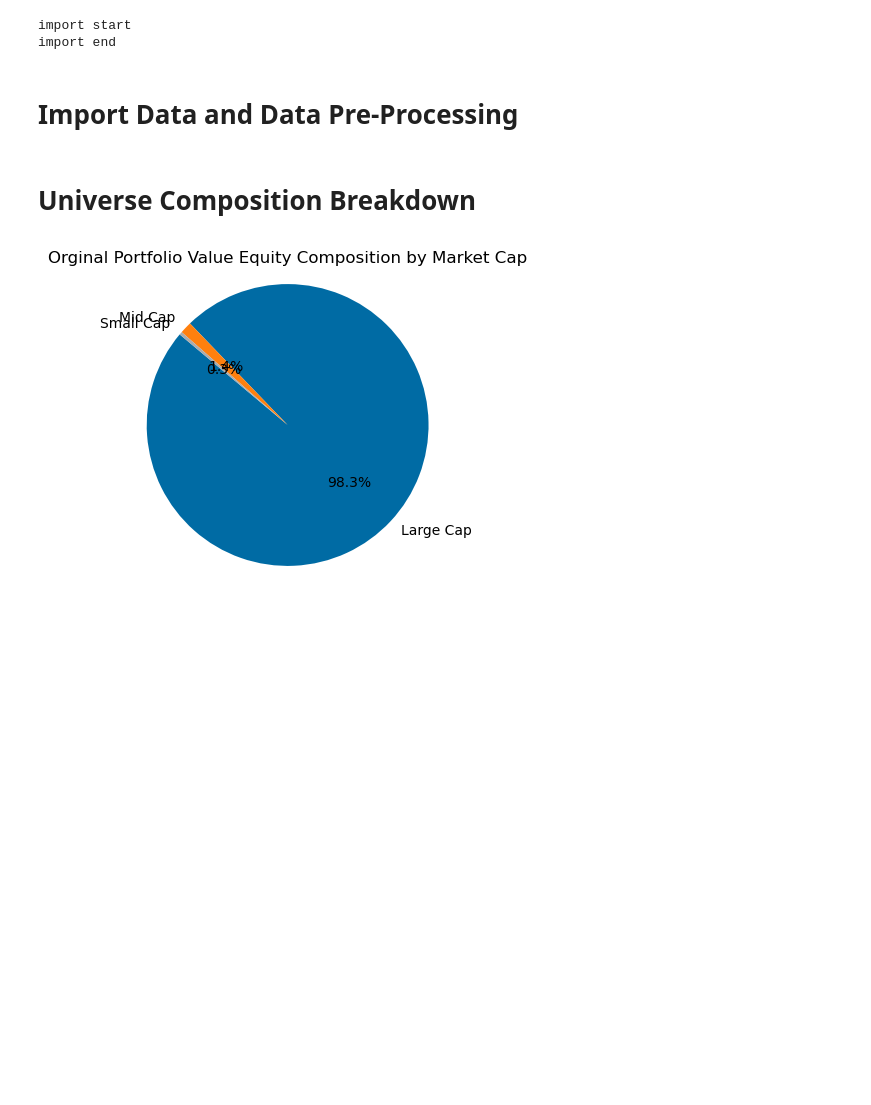
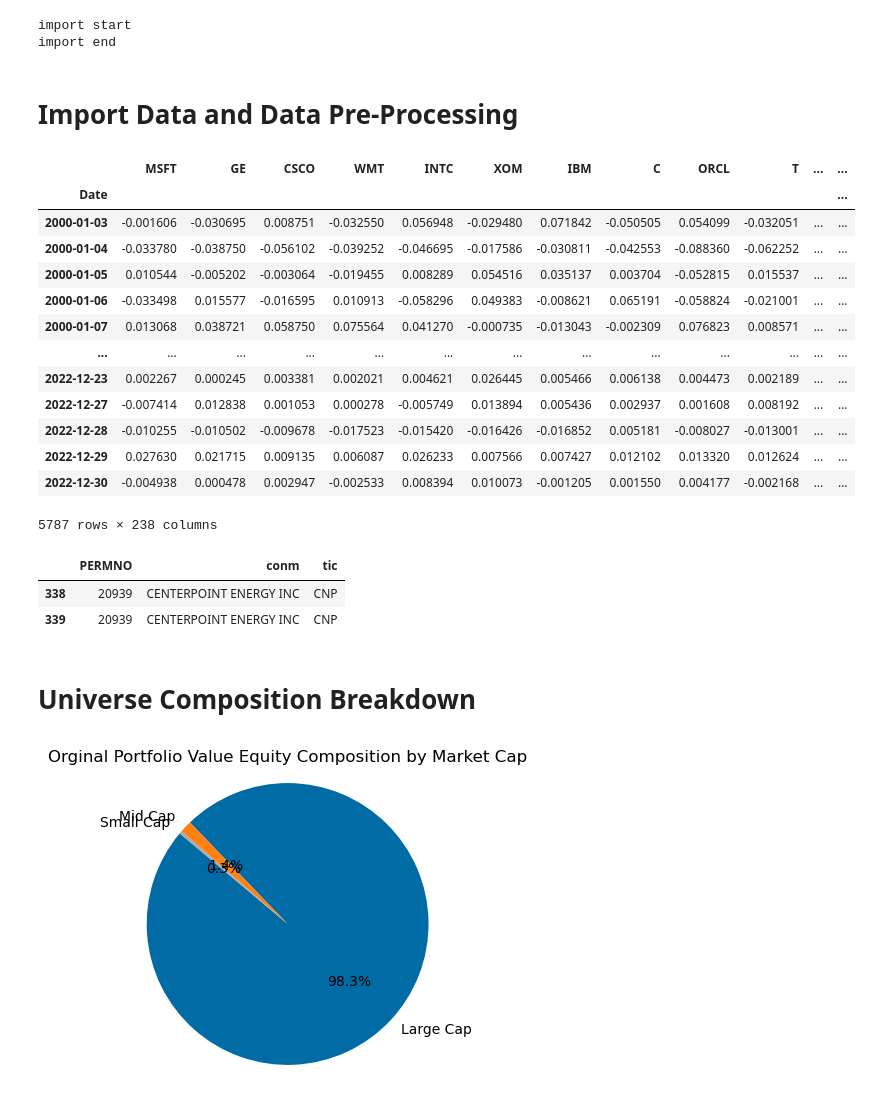
Before and after one commit to JLFrick/MFE-230ZAB-Deep-Learning-and-Applications, a Jupyter notebook: Replication_Predicting_Covariance_Matrices/large_universe_model.ipynb, the cells around one changed output. Cells and saved outputs as stored; diff of their text form; code cells hidden in the pictures; blank space fills up the shorter version.

```diff
--- a/Replication_Predicting_Covariance_Matrices/large_universe_model.ipynb
+++ b/Replication_Predicting_Covariance_Matrices/large_universe_model.ipynb
@@ -65,6 +65,29 @@ mapping_df = pd.DataFrame(mapping_data)
 returns.columns = returns.columns.astype(str)
 permno_to_ticker = dict(zip(mapping_df['PERMNO'].astype(str), mapping_df['tic']))
 returns.rename(columns=permno_to_ticker, inplace=True)
+# %%
+returns
+# %% [output]
+|  | MSFT | GE | CSCO | WMT | INTC | XOM | IBM | C | ORCL | T | ... | ... |
+| Date |  |  |  |  |  |  |  |  |  |  |  | ... |
+| 2000-01-03 | -0.001606 | -0.030695 | 0.008751 | -0.032550 | 0.056948 | -0.029480 | 0.071842 | -0.050505 | 0.054099 | -0.032051 | ... | ... |
+| 2000-01-04 | -0.033780 | -0.038750 | -0.056102 | -0.039252 | -0.046695 | -0.017586 | -0.030811 | -0.042553 | -0.088360 | -0.062252 | ... | ... |
+| 2000-01-05 | 0.010544 | -0.005202 | -0.003064 | -0.019455 | 0.008289 | 0.054516 | 0.035137 | 0.003704 | -0.052815 | 0.015537 | ... | ... |
+| 2000-01-06 | -0.033498 | 0.015577 | -0.016595 | 0.010913 | -0.058296 | 0.049383 | -0.008621 | 0.065191 | -0.058824 | -0.021001 | ... | ... |
+| 2000-01-07 | 0.013068 | 0.038721 | 0.058750 | 0.075564 | 0.041270 | -0.000735 | -0.013043 | -0.002309 | 0.076823 | 0.008571 | ... | ... |
+| ... | ... | ... | ... | ... | ... | ... | ... | ... | ... | ... | ... | ... |
+| 2022-12-23 | 0.002267 | 0.000245 | 0.003381 | 0.002021 | 0.004621 | 0.026445 | 0.005466 | 0.006138 | 0.004473 | 0.002189 | ... | ... |
+| 2022-12-27 | -0.007414 | 0.012838 | 0.001053 | 0.000278 | -0.005749 | 0.013894 | 0.005436 | 0.002937 | 0.001608 | 0.008192 | ... | ... |
+| 2022-12-28 | -0.010255 | -0.010502 | -0.009678 | -0.017523 | -0.015420 | -0.016426 | -0.016852 | 0.005181 | -0.008027 | -0.013001 | ... | ... |
+| 2022-12-29 | 0.027630 | 0.021715 | 0.009135 | 0.006087 | 0.026233 | 0.007566 | 0.007427 | 0.012102 | 0.013320 | 0.012624 | ... | ... |
+| 2022-12-30 | -0.004938 | 0.000478 | 0.002947 | -0.002533 | 0.008394 | 0.010073 | -0.001205 | 0.001550 | 0.004177 | -0.002168 | ... | ... |
+5787 rows × 238 columns
+# %%
+mapping_data[mapping_data['tic']=='CNP']
+# %% [output]
+|  | PERMNO | conm | tic |
+| 338 | 20939 | CENTERPOINT ENERGY INC | CNP |
+| 339 | 20939 | CENTERPOINT ENERGY INC | CNP |
 # %%
 # csv_file_path = 'data/large_universe_data.csv'
 # returns.to_csv(csv_file_path)
```
Also changed, not shown: parts of 13 cells of this notebook.
